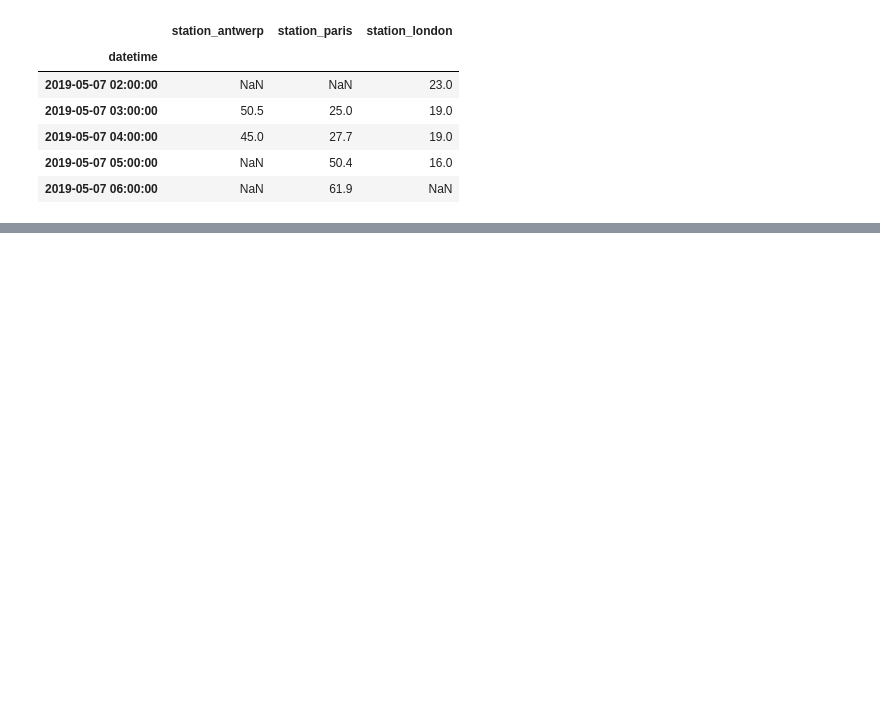
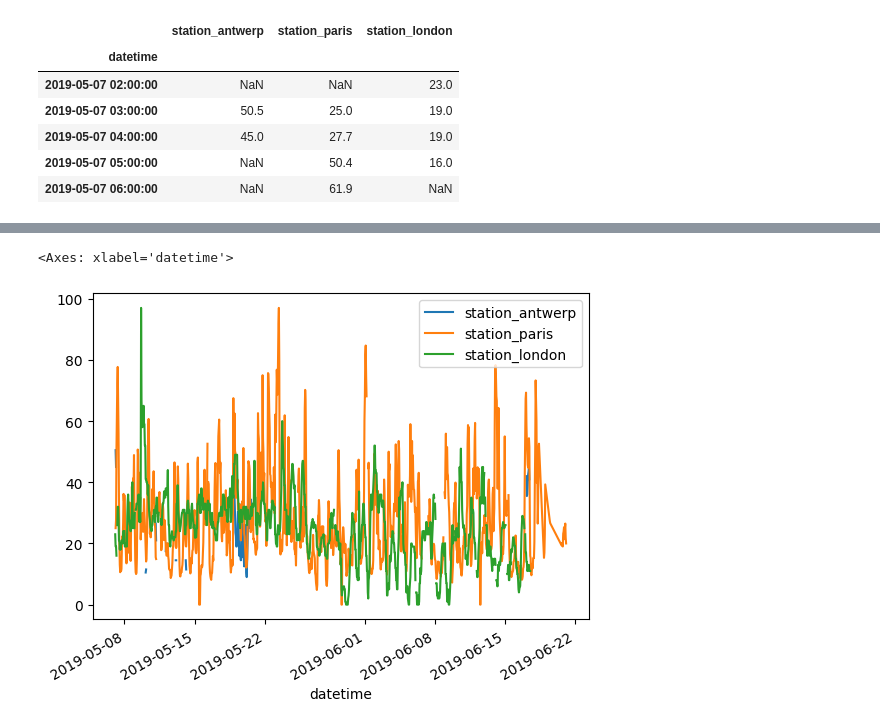
Before and after one commit to zhaoshouhang/pandas_learn, a Jupyter notebook: start04.ipynb, the cells around one changed output, grey strips where cells are left out. Saved outputs shown, nothing was run; the diff lists cells and outputs as text; code cells hidden in the pictures; blank space fills up the shorter version.

```diff
--- a/start04.ipynb
+++ b/start04.ipynb
@@ -15,0 +29,5 @@ air_quality.head()
+# %%
+air_quality.plot()
+# %% [output]
+<Axes: xlabel='datetime'>
+[figure, added]
```
Also changed, not shown: parts of 8 cells of this notebook, 7 other files.
